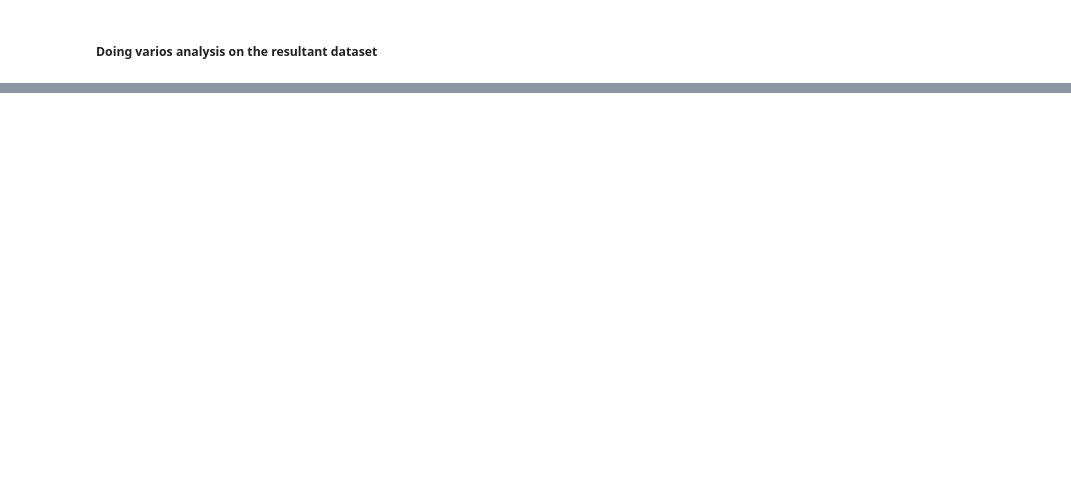
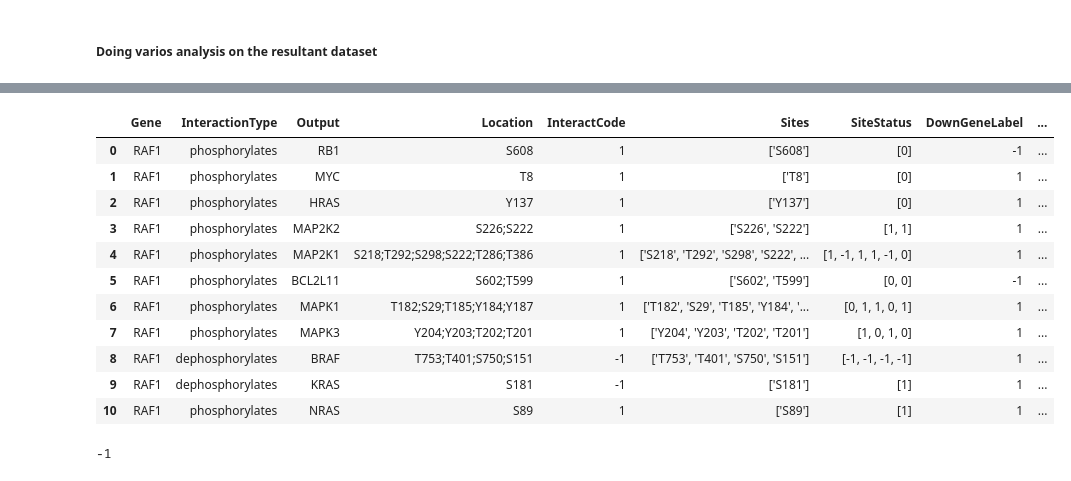
Before and after one commit to KisanThapa/GeneMutationClassification, a Jupyter notebook: notebook_final.ipynb, the cells around one changed output, grey strips where cells are left out. Drawn from its saved outputs; the diff is of its cells as text; code cells hidden in the pictures; blank space fills up the shorter version.

Commit message:
Stats analysis

```diff
--- a/notebook_final.ipynb
+++ b/notebook_final.ipynb
@@ -159,0 +193,18 @@ output
+# %%
+output = pd.read_csv('data/outputs/final/final_result.csv')
+
+output['LabelStat'] = ''
+output['Predicted'] = ''
+for index, row in output.iterrows():
+    d = {1: 0, -1: 0, 0: 0}
+    for item in row['Result']:
+        if(int(float(item)) == 1):
+            d[1] += 1
+        if(int(float(item)) == -1):
+            d[-1] += 1
+        if(int(float(item)) == 0):
+            d[0] += 1
+    output.at[index, 'LabelStat'] = d
+    output.at[index, 'Predicted'] = max(d, key=d.get)
+
+output
@@ -159,0 +224,15 @@ output
+# %%
+output[output['Gene'] == 'RAF1']
+# %% [output]
+|  | Gene | InteractionType | Output | Location | InteractCode | Sites | SiteStatus | DownGeneLabel | ... |
+| 0 | RAF1 | phosphorylates | RB1 | S608 | 1 | ['S608'] | [0] | -1 | ... |
+| 1 | RAF1 | phosphorylates | MYC | T8 | 1 | ['T8'] | [0] | 1 | ... |
+| 2 | RAF1 | phosphorylates | HRAS | Y137 | 1 | ['Y137'] | [0] | 1 | ... |
+| 3 | RAF1 | phosphorylates | MAP2K2 | S226;S222 | 1 | ['S226', 'S222'] | [1, 1] | 1 | ... |
+| 4 | RAF1 | phosphorylates | MAP2K1 | S218;T292;S298;S222;T286;T386 | 1 | ['S218', 'T292', 'S298', 'S222', ... | [1, -1, 1, 1, -1, 0] | 1 | ... |
+| 5 | RAF1 | phosphorylates | BCL2L11 | S602;T599 | 1 | ['S602', 'T599'] | [0, 0] | -1 | ... |
+| 6 | RAF1 | phosphorylates | MAPK1 | T182;S29;T185;Y184;Y187 | 1 | ['T182', 'S29', 'T185', 'Y184', '... | [0, 1, 1, 0, 1] | 1 | ... |
+| 7 | RAF1 | phosphorylates | MAPK3 | Y204;Y203;T202;T201 | 1 | ['Y204', 'Y203', 'T202', 'T201'] | [1, 0, 1, 0] | 1 | ... |
+| 8 | RAF1 | dephosphorylates | BRAF | T753;T401;S750;S151 | -1 | ['T753', 'T401', 'S750', 'S151'] | [-1, -1, -1, -1] | 1 | ... |
+| 9 | RAF1 | dephosphorylates | KRAS | S181 | -1 | ['S181'] | [1] | 1 | ... |
+| 10 | RAF1 | phosphorylates | NRAS | S89 | 1 | ['S89'] | [1] | 1 | ... |
@@ -159,0 +248,4 @@ output
+# %%
+int(float('-1'))
+# %% [output]
+-1
```
Also changed, not shown: parts of 6 cells of this notebook, 1 other file.
